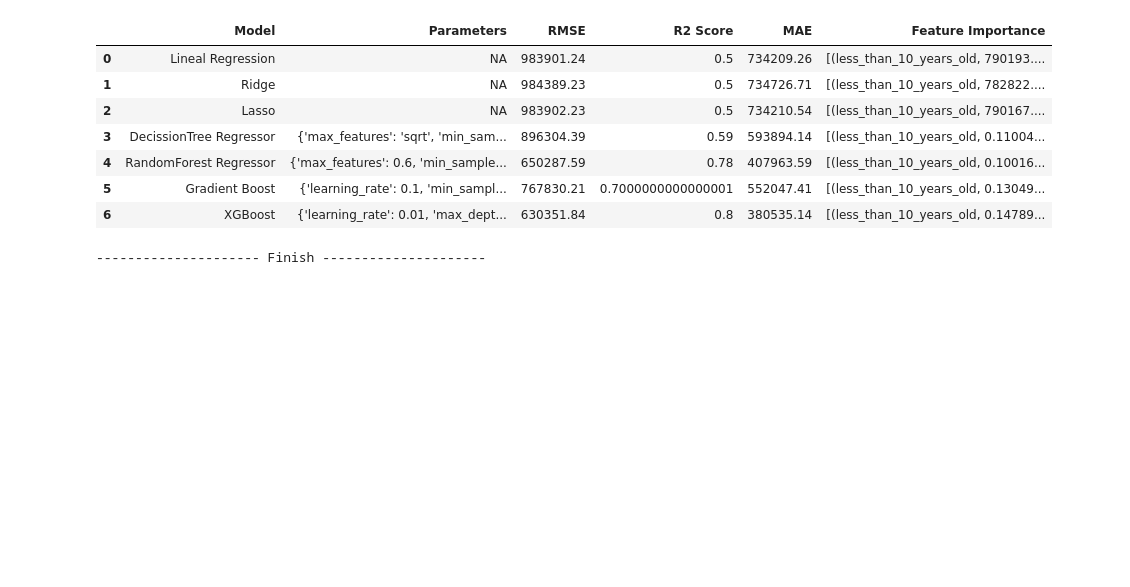
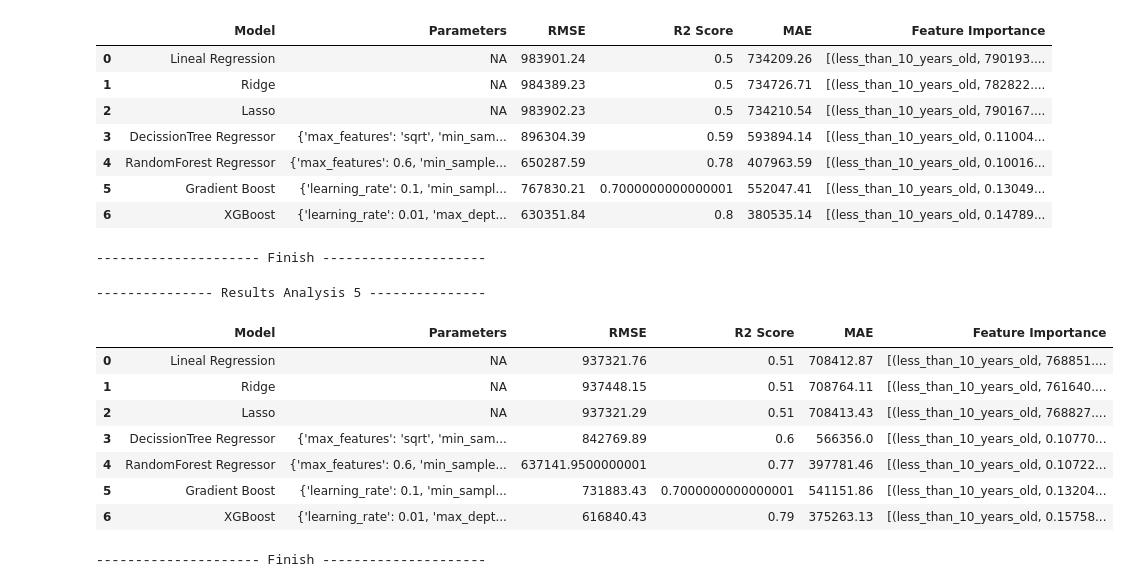
Before and after one commit to joch182/inmoxis-price-prediction, a Jupyter notebook: Models_analysis_stratum_4.ipynb, the cells around one changed output. Saved outputs shown, nothing was run; the diff lists cells and outputs as text; code cells hidden in the pictures; blank space fills up the shorter version.

Commit message:
testing models

```diff
--- a/Models_analysis_stratum_4.ipynb
+++ b/Models_analysis_stratum_4.ipynb
@@ -147,3 +147,31 @@ print("--------------------- Finish ---------------------")
 | 5 | Gradient Boost | {'learning_rate': 0.1, 'min_sampl... | 767830.21 | 0.7000000000000001 | 552047.41 | [(less_than_10_years_old, 0.13049... |
 | 6 | XGBoost | {'learning_rate': 0.01, 'max_dept... | 630351.84 | 0.8 | 380535.14 | [(less_than_10_years_old, 0.14789... |
 --------------------- Finish ---------------------
+# %%
+# Analysis 5: Reduce DF
+data_df = pd.read_csv('Data/20230409_Sales_HousesApartments_Bogota_Stratum4_price_and_pricem2.csv')
+data_df.drop('price', axis=1, inplace=True)
+data_df = data_df[data_df['price_m2'] <= 15000000]
+data_df = data_df[data_df['total_area_m2'] <= 400]
+data_df = data_df[data_df['administration_price'] <= 1500000]
+data_df.drop(['is_apartment', 'is_house', 'more_than_20_years_old', 'between_10_and_20_years_old'], axis=1, inplace=True)
+data_df.dropna(inplace=True)
+
+x_train, x_test, y_train, y_test = data_split(data_df)
+x_column_names = data_df.drop('price_m2',axis=1).columns.values.tolist()
+results_v5 = execute_analysis()
+# %%
+print("--------------- Results Analysis 5 ---------------")
+display(results_v5)
+print("--------------------- Finish ---------------------")
+# %% [output]
+--------------- Results Analysis 5 ---------------
+|  | Model | Parameters | RMSE | R2 Score | MAE | Feature Importance |
+| 0 | Lineal Regression | NA | 937321.76 | 0.51 | 708412.87 | [(less_than_10_years_old, 768851.... |
+| 1 | Ridge | NA | 937448.15 | 0.51 | 708764.11 | [(less_than_10_years_old, 761640.... |
+| 2 | Lasso | NA | 937321.29 | 0.51 | 708413.43 | [(less_than_10_years_old, 768827.... |
+| 3 | DecissionTree Regressor | {'max_features': 'sqrt', 'min_sam... | 842769.89 | 0.6 | 566356.0 | [(less_than_10_years_old, 0.10770... |
+| 4 | RandomForest Regressor | {'max_features': 0.6, 'min_sample... | 637141.9500000001 | 0.77 | 397781.46 | [(less_than_10_years_old, 0.10722... |
+| 5 | Gradient Boost | {'learning_rate': 0.1, 'min_sampl... | 731883.43 | 0.7000000000000001 | 541151.86 | [(less_than_10_years_old, 0.13204... |
+| 6 | XGBoost | {'learning_rate': 0.01, 'max_dept... | 616840.43 | 0.79 | 375263.13 | [(less_than_10_years_old, 0.15758... |
+--------------------- Finish ---------------------
```
Also changed, not shown: parts of 4 cells of this notebook.
